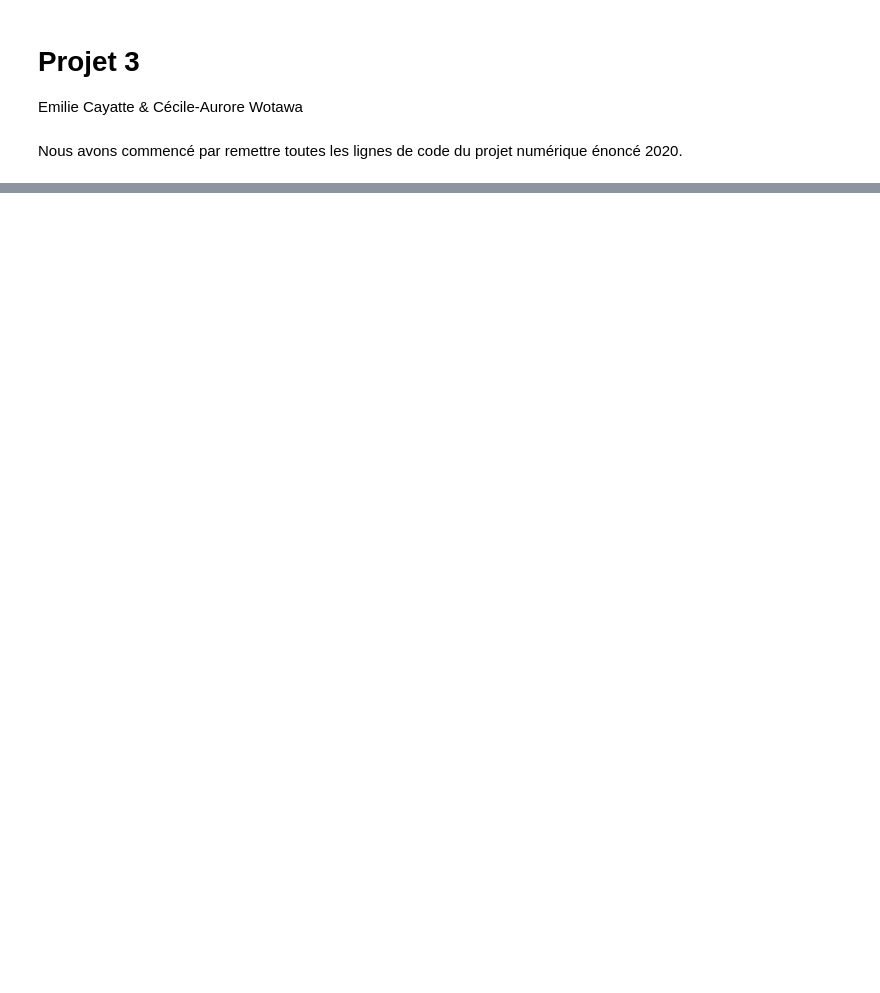
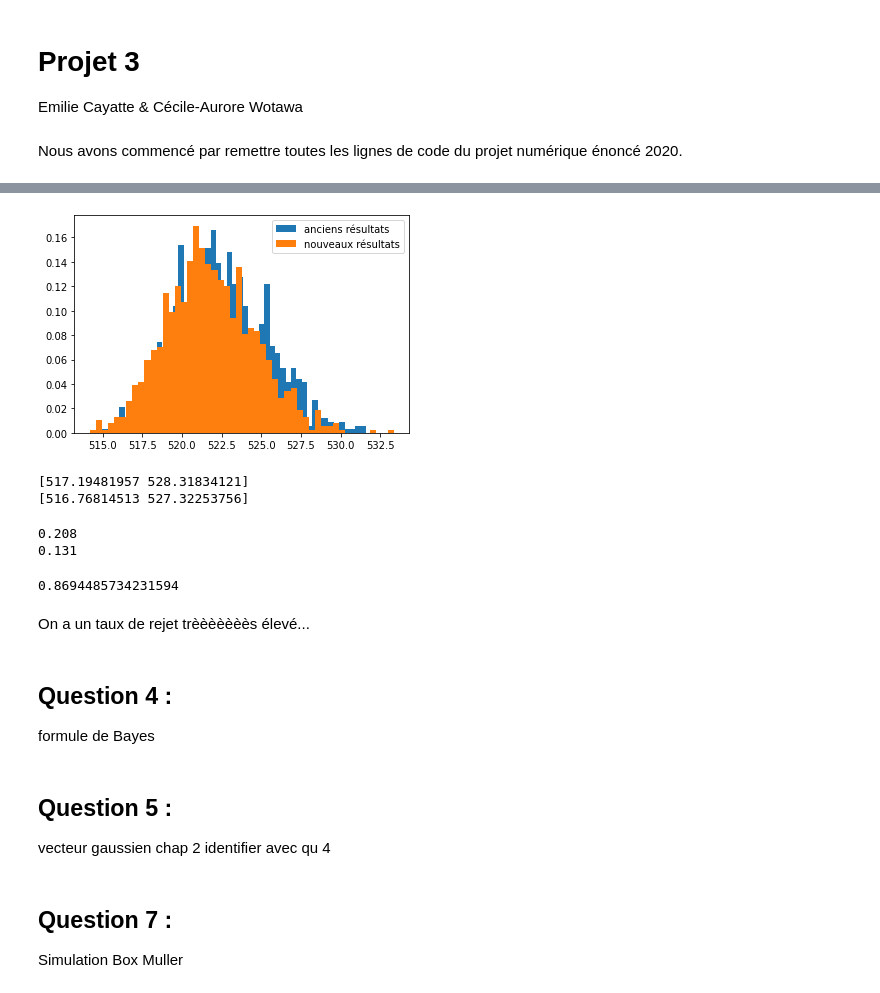
Before and after one commit to cwotawa/Projet-3, a Jupyter notebook: Projet_3.ipynb, the cells around one changed output, grey strips where cells are left out. Saved outputs shown, nothing was run; the diff lists cells and outputs as text; code cells hidden in the pictures; blank space fills up the shorter version.

```diff
--- a/Projet_3.ipynb
+++ b/Projet_3.ipynb
@@ -108,0 +163,60 @@ np.mean(result>525)
+# %%
+plt.hist(old_result,50,density=True, label = 'anciens résultats')
+plt.hist(new_result,50,density=True, label = 'nouveaux résultats')
+plt.legend()
+plt.show()
+# %% [output]
+[figure, added]
+# %%
+print(np.quantile(old_result,[0.025,0.975]))
+
+print(np.quantile(new_result,[0.025,0.975]))
+# %% [output]
+[517.19481957 528.31834121]
+[516.76814513 527.32253756]
+# %%
+print(np.mean(old_result>525))
+print(np.mean(new_result>525))
+# %% [output]
+0.208
+0.131
+# %%
+n = 10000
+
+def simu_neg_avec_taux():
+    Cholesky = np.linalg.cholesky(SigmaCond)
+    positif = True
+    proba = 0
+    while positif:
+        proba += 1
+        x = np.random.normal(0,1,np.shape(unknown_indexes)[0])
+        simu = Ec + np.matmul(Cholesky,x)
+        compteur = 0
+        for elt in simu:
+            if elt < 0:
+                compteur += 1
+        if compteur == len(simu):
+            positif = False
+    return (proba-1)/proba
+
+result = 0
+for i in range(n):
+    result += simu_neg_avec_taux()
+print(result/n)
+# %% [output]
+0.8694485734231594
+# %% [markdown]
+On a un taux de rejet trèèèèèèès élevé...
+# %% [markdown]
+## __Question 4 :__
+
+formule de Bayes
+# %% [markdown]
+## __Question 5 :__
+
+vecteur gaussien chap 2
+identifier avec qu 4
+# %% [markdown]
+## __Question 7 :__
+
+Simulation Box Muller
```
Also changed, not shown: parts of 15 cells of this notebook.
